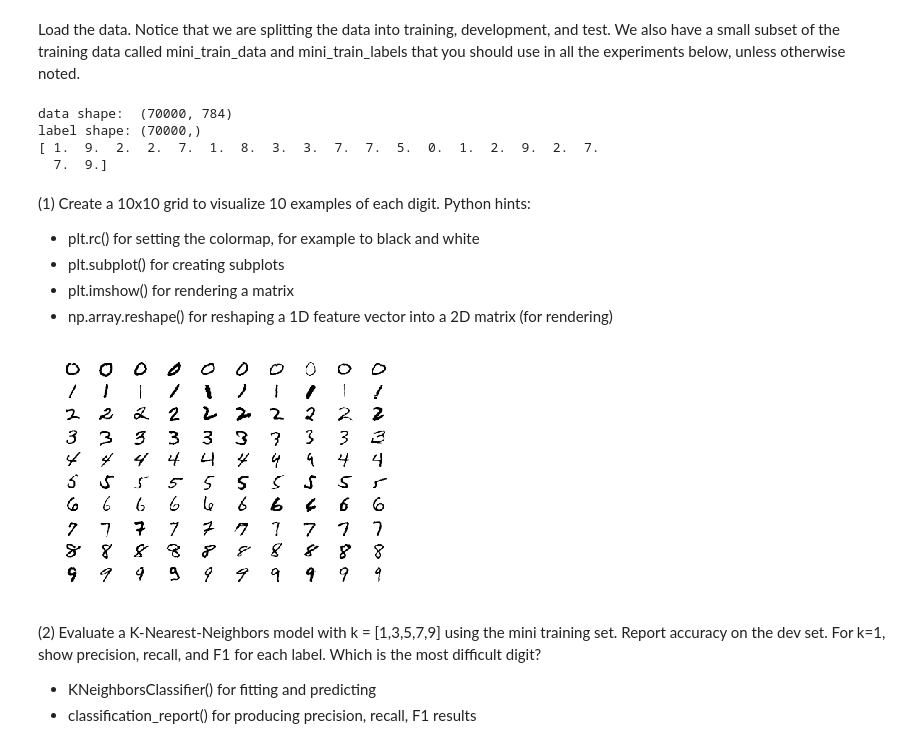
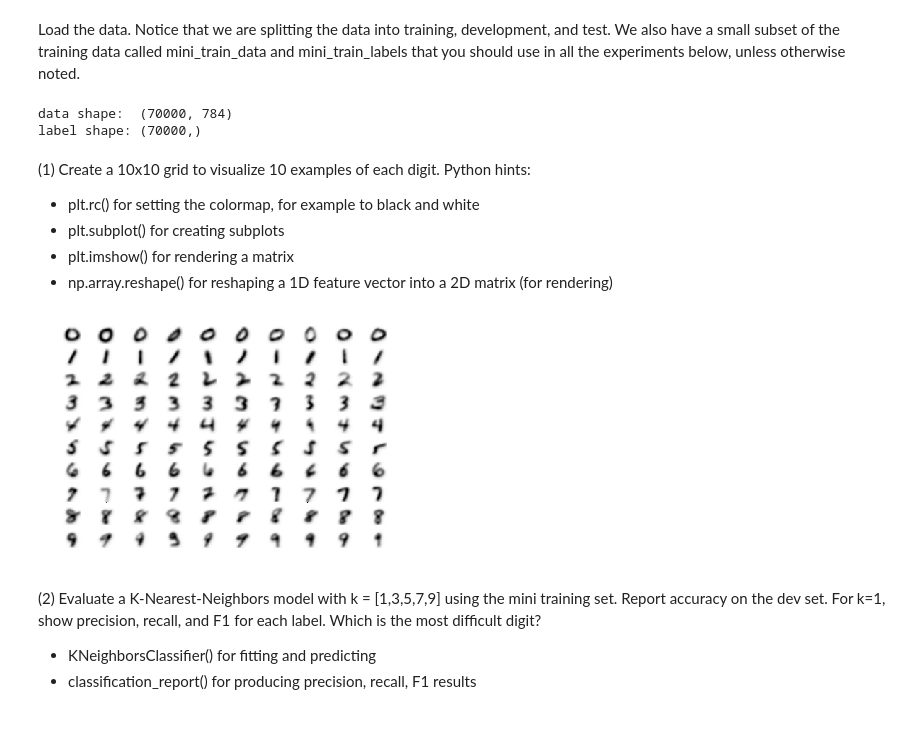
Before and after one commit to chqngh-berkeley/W207, a Jupyter notebook: project1/firstname_lastname_p1.ipynb, the cells around one changed output. Cells and saved outputs as stored; diff of their text form; code cells hidden in the pictures.

```diff
--- a/project1/firstname_lastname_p1.ipynb
+++ b/project1/firstname_lastname_p1.ipynb
@@ -51,7 +52,6 @@ X, Y = X[shuffle], Y[shuffle]
 
 print 'data shape: ', X.shape
 print 'label shape:', Y.shape
-print Y[:20]
 
 # Set some variables to hold test, dev, and training data.
 test_data, test_labels = X[61000:], Y[61000:]
@@ -61,8 +61,6 @@ mini_train_data, mini_train_labels = X[:1000], Y[:1000]
 # %% [output]
 data shape:  (70000, 784)
 label shape: (70000,)
-[ 1.  9.  2.  2.  7.  1.  8.  3.  3.  7.  7.  5.  0.  1.  2.  9.  2.  7.
-  7.  9.]
 # %% [markdown]
 (1) Create a 10x10 grid to visualize 10 examples of each digit. Python hints:
 
@@ -73,26 +71,25 @@ label shape: (70000,)
 # %%
 def P1(num_examples=10):
 
 ### STUDENT START ###
 
-# Get indexes for numbers 0 to 9 from train_labels, take first 10 and put them into indexes
+    # Get indexes for numbers 0 to 9 from train_labels, take first 10 and put them into indexes
     indexes = [np.nonzero(train_labels==x)[0][:num_examples] for x in range(10)]
-
     mat = [];
 
     for x in range(len(indexes)):
         mat.append([])
         for y in range(len(indexes[x])):
             mat[x].append(np.reshape([train_data[indexes[x][y]]], (28,28)))
-            plt.subplot(num_examples, num_examples, num_examples*x+y+1)
+            plt.subplot(10, num_examples, num_examples*x+y+1)
             plt.axis('off')
             plt.imshow(mat[x][y], cmap='Greys',  interpolation='nearest')
 
 ### STUDENT END ###
 
 P1(10)
 # %% [output]
-[figure, old version]
+[figure, new version]
 # %% [markdown]
 (2) Evaluate a K-Nearest-Neighbors model with k = [1,3,5,7,9] using the mini training set. Report accuracy on the dev set. For k=1, show precision, recall, and F1 for each label. Which is the most difficult digit?
 
```
Also changed, not shown: parts of 27 cells of this notebook, 1 other file.
